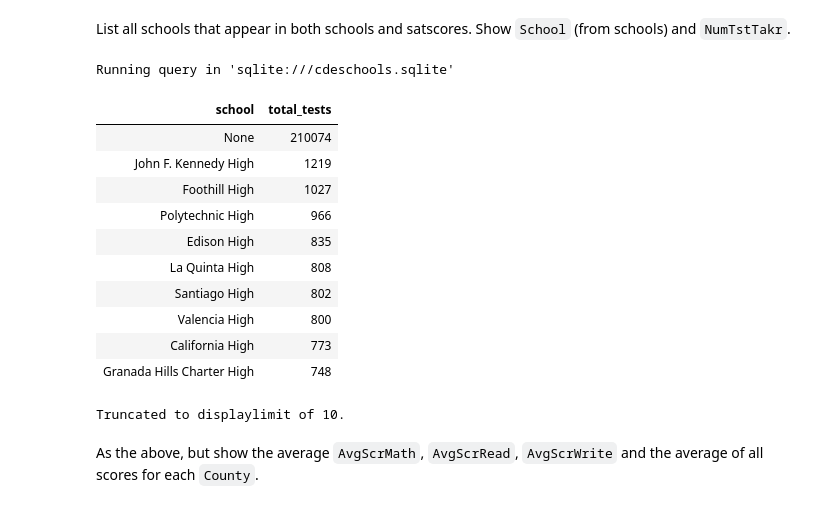
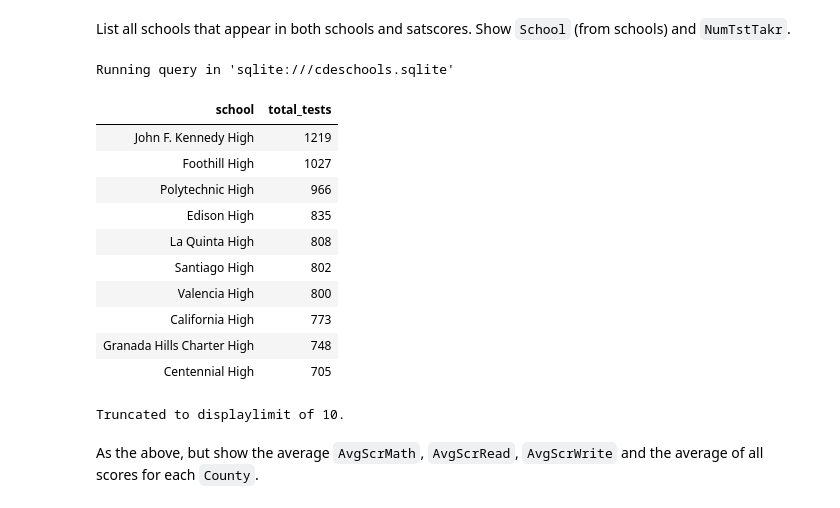
Before and after one commit to pedro-leitao/sql-practice, a Jupyter notebook: practice.ipynb, the cells around one changed output. Drawn from its saved outputs; the diff is of its cells as text; code cells hidden in the pictures.

```diff
--- a/practice.ipynb
+++ b/practice.ipynb
@@ -289,16 +300,16 @@ List all schools that appear in both schools and satscores. Show `School` (from
 # %%
 %%sql
 SELECT
-    schools.School AS school,
-    SUM(satscores.NumTstTakr) AS total_tests
-FROM schools
-INNER JOIN satscores ON schools.CDSCode = satscores.cds
+    s1.School AS school,
+    SUM(s2.NumTstTakr) AS total_tests
+FROM schools AS s1
+INNER JOIN satscores AS s2 ON s1.CDSCode = s2.cds
+WHERE s1.school IS NOT NULL
 GROUP BY school
 ORDER BY total_tests DESC;
 # %% [output]
 Running query in 'sqlite:///cdeschools.sqlite'
 | school | total_tests |
-| None | 210074 |
 | John F. Kennedy High | 1219 |
 | Foothill High | 1027 |
 | Polytechnic High | 966 |
@@ -308,6 +319,7 @@ Running query in 'sqlite:///cdeschools.sqlite'
 | Valencia High | 800 |
 | California High | 773 |
 | Granada Hills Charter High | 748 |
+| Centennial High | 705 |
 Truncated to displaylimit of 10.
 # %% [markdown]
 As the above, but show the average `AvgScrMath`, `AvgScrRead`, `AvgScrWrite` and the average of all scores for each `County`.
```
Also changed, not shown: parts of 30 cells of this notebook.
